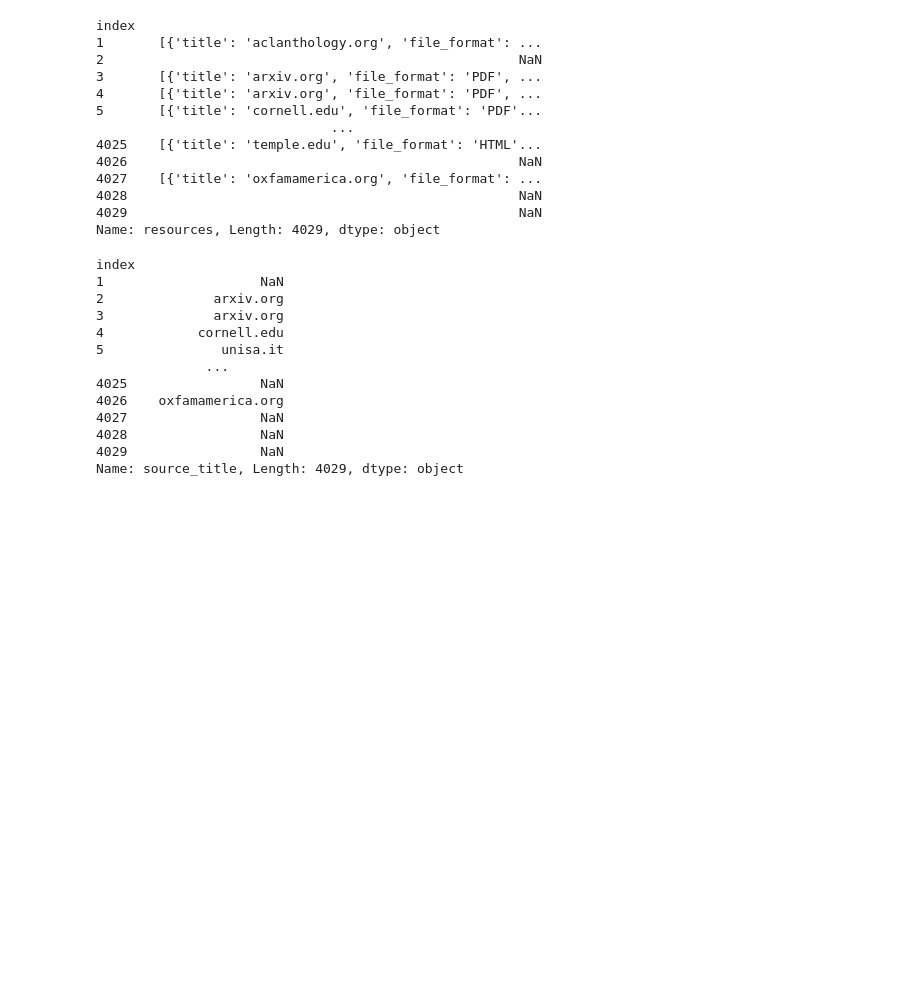
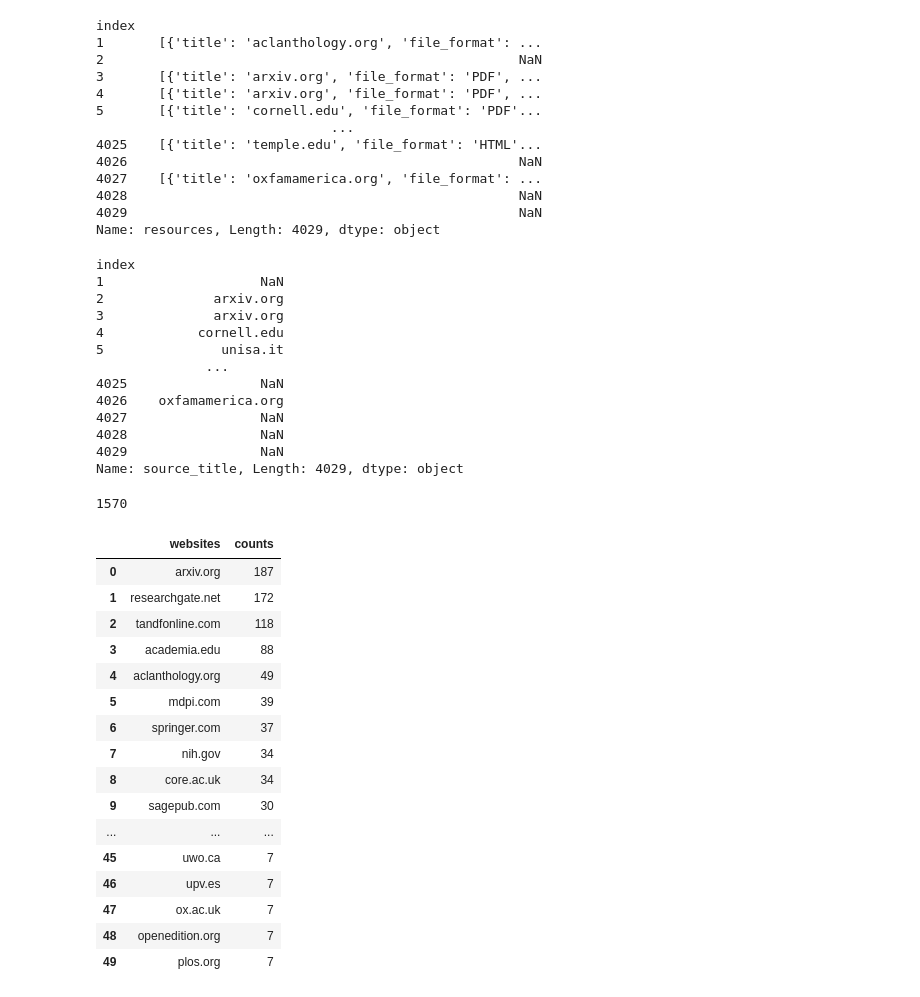
Before and after one commit to booktrackerGirl/Data-wrangling-and-analysis, a Jupyter notebook: Google Scholar Search/SerpAPI/serpapi_analysis.ipynb, the cells around one changed output. Saved outputs shown, nothing was run; the diff lists cells and outputs as text; code cells hidden in the pictures; blank space fills up the shorter version.

```diff
--- a/Google Scholar Search/SerpAPI/serpapi_analysis.ipynb
+++ b/Google Scholar Search/SerpAPI/serpapi_analysis.ipynb
@@ -301,3 +301,28 @@ index
 4028                 NaN
 4029                 NaN
 Name: source_title, Length: 4029, dtype: object
+# %%
+data['source_title'].isna().sum() # a lot of nan values
+# %% [output]
+1570
+# %%
+most_sources_df = data['source_title'].value_counts()[:50].reset_index(name='counts').rename(columns={'index':'websites'})
+most_sources_df
+# %% [output]
+|  | websites | counts |
+| 0 | arxiv.org | 187 |
+| 1 | researchgate.net | 172 |
+| 2 | tandfonline.com | 118 |
+| 3 | academia.edu | 88 |
+| 4 | aclanthology.org | 49 |
+| 5 | mdpi.com | 39 |
+| 6 | springer.com | 37 |
+| 7 | nih.gov | 34 |
+| 8 | core.ac.uk | 34 |
+| 9 | sagepub.com | 30 |
+| ... | ... | ... |
+| 45 | uwo.ca | 7 |
+| 46 | upv.es | 7 |
+| 47 | ox.ac.uk | 7 |
+| 48 | openedition.org | 7 |
+| 49 | plos.org | 7 |
```
